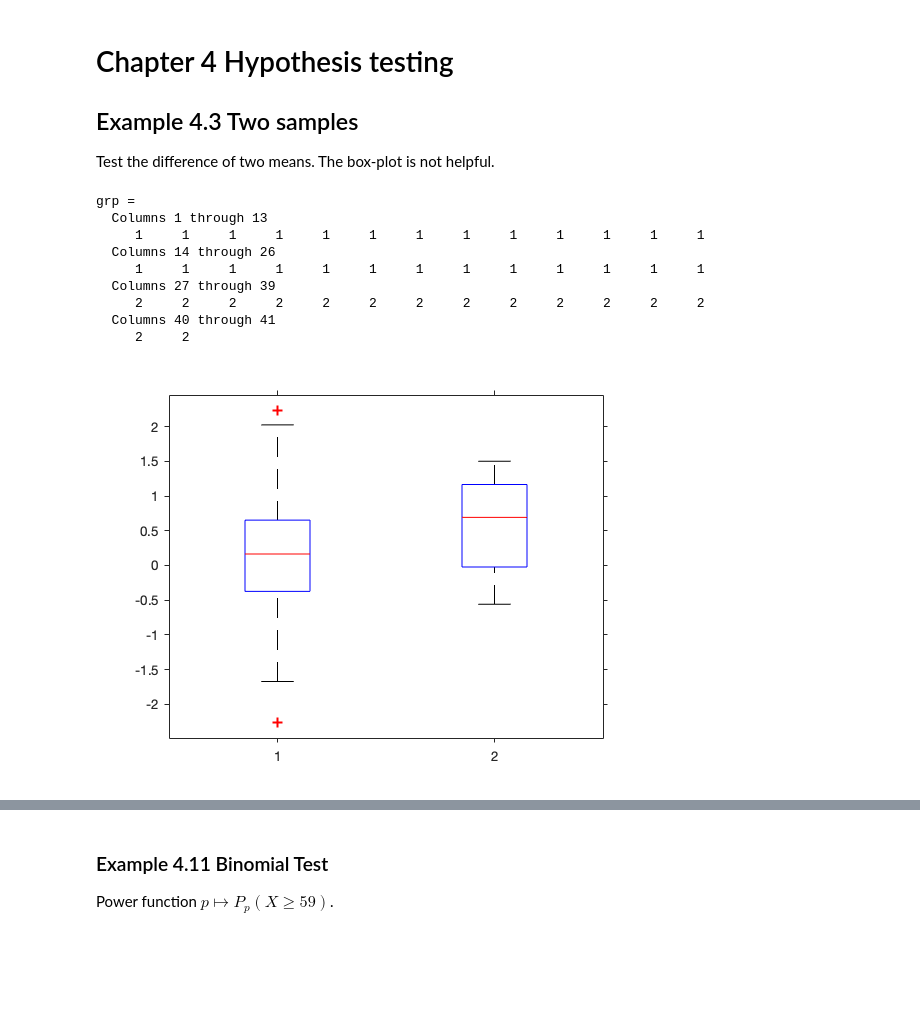
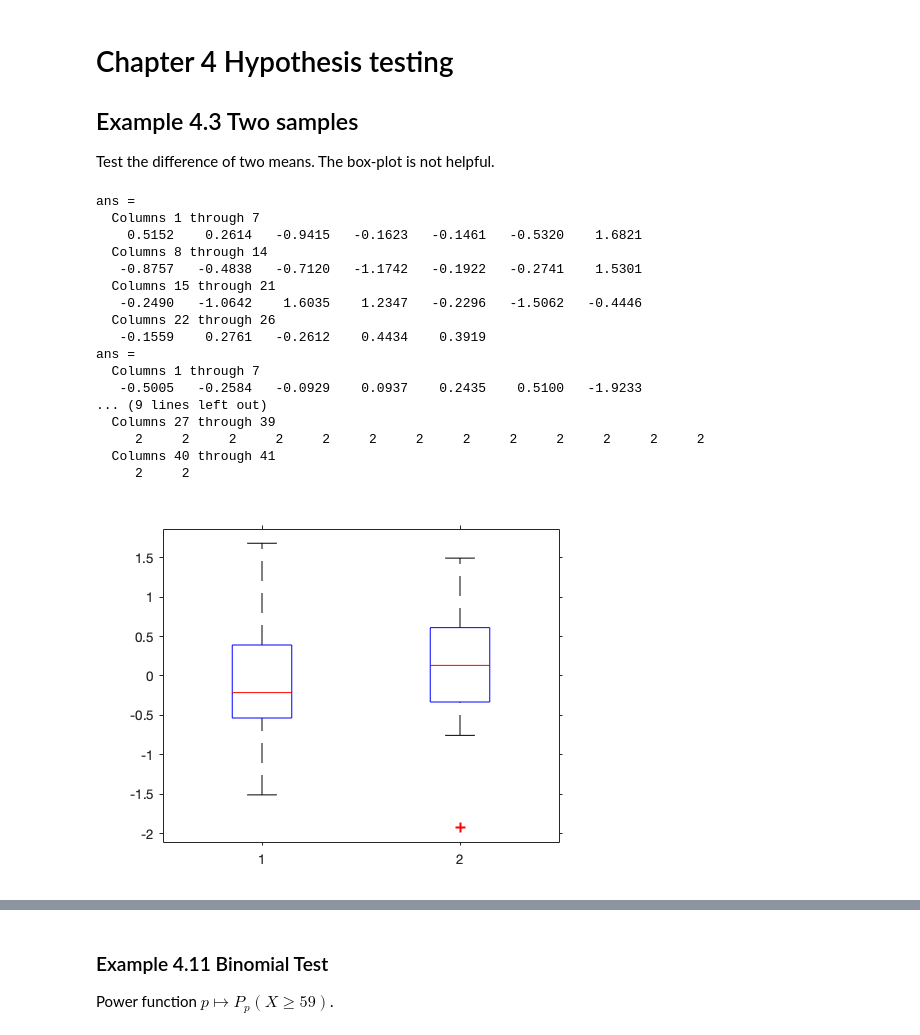
Before and after one commit to StaThin/statmat, a Jupyter notebook: jupyter/Chapter 4.ipynb, the cells around one changed output, grey strips where cells are left out. Cells and saved outputs as stored; diff of their text form; code cells hidden in the pictures; blank space fills up the shorter version.

```diff
--- a/jupyter/Chapter 4.ipynb
+++ b/jupyter/Chapter 4.ipynb
@@ -5,20 +5,31 @@
 
 Test the difference of two means. The box-plot is not helpful.
 # %%
-rng = 100;
+rng = 123;
 x = normrnd(0, 1, [26,1]);
 y = normrnd(0.5, 0.8, [15,1]);
+x'
+y'
+
 grp = [ones(1, 26), ones(1, 15)*2];
 grp
 boxplot([x;y], grp)
 # %% [output]
-grp =
-  Columns 1 through 13
-     1     1     1     1     1     1     1     1     1     1     1     1     1
-  Columns 14 through 26
-     1     1     1     1     1     1     1     1     1     1     1     1     1
+ans =
+  Columns 1 through 7
+    0.5152    0.2614   -0.9415   -0.1623   -0.1461   -0.5320    1.6821
+  Columns 8 through 14
+   -0.8757   -0.4838   -0.7120   -1.1742   -0.1922   -0.2741    1.5301
+  Columns 15 through 21
+   -0.2490   -1.0642    1.6035    1.2347   -0.2296   -1.5062   -0.4446
+  Columns 22 through 26
+   -0.1559    0.2761   -0.2612    0.4434    0.3919
+ans =
+  Columns 1 through 7
+   -0.5005   -0.2584   -0.0929    0.0937    0.2435    0.5100   -1.9233
+... (9 lines left out)
   Columns 27 through 39
      2     2     2     2     2     2     2     2     2     2     2     2     2
   Columns 40 through 41
      2     2
-[figure, old version]
+[figure, new version]
```
Also changed, not shown: parts of 15 cells of this notebook.
